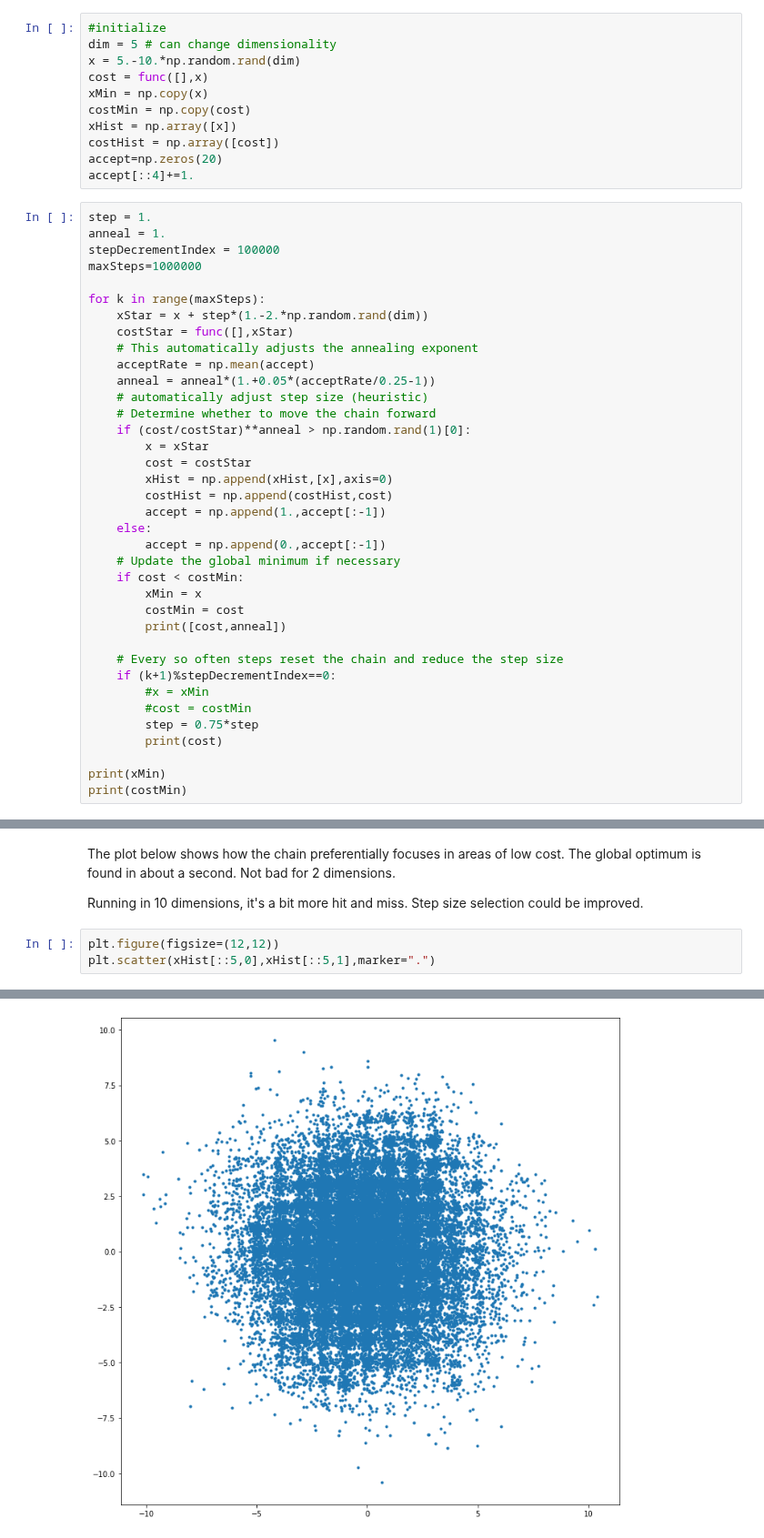
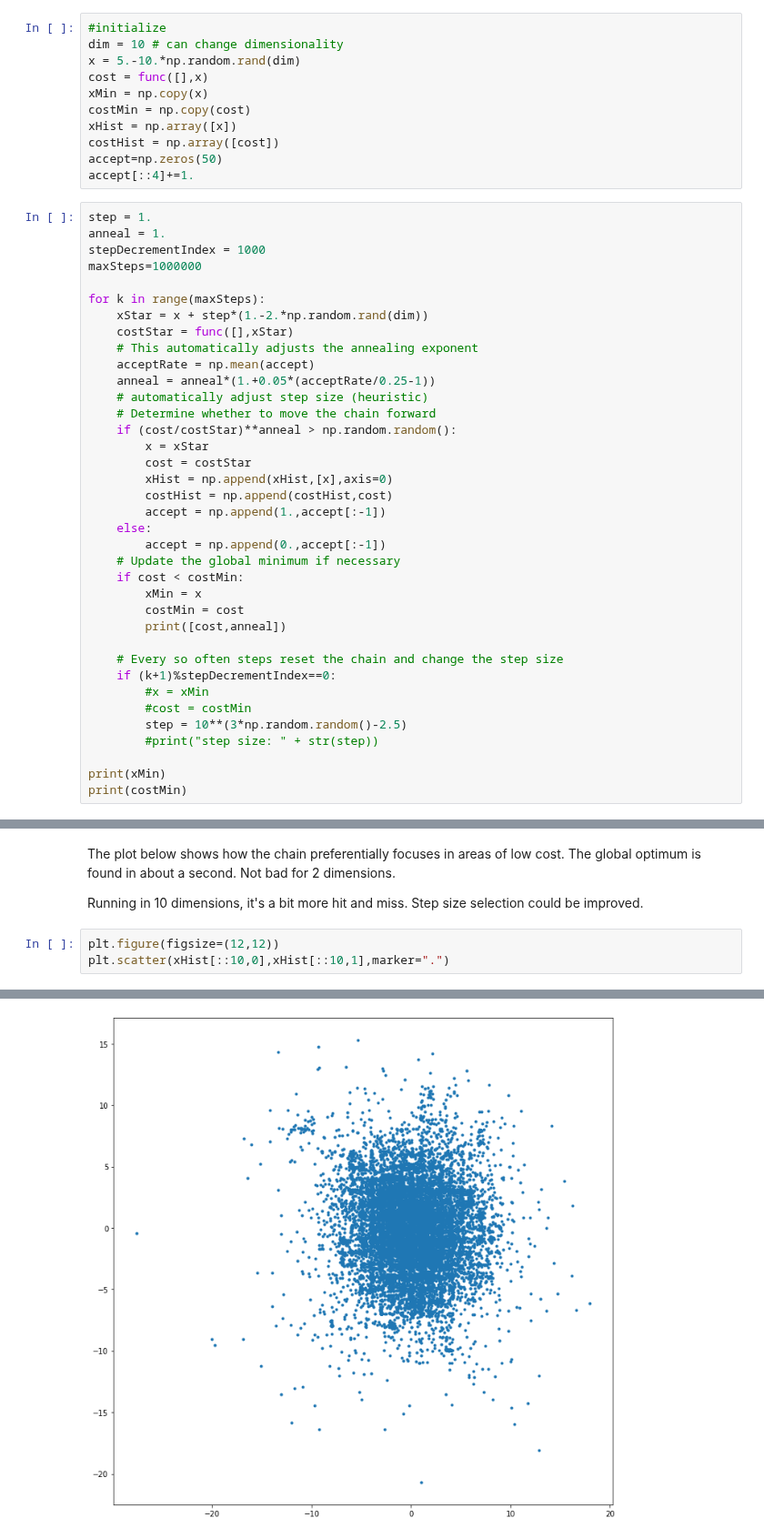
Before and after one commit to CHandmer/MCMCdemoJupyter, a Jupyter notebook: MCMC demo jupyter.ipynb, the cells around one changed output, grey strips where cells are left out. Shown at 91% size. Drawn from its saved outputs; the diff is of its cells as text.

```diff
--- a/MCMC demo jupyter.ipynb
+++ b/MCMC demo jupyter.ipynb
@@ -79,19 +79,19 @@ plt.plot(np.sum(xHist**2,axis=1)**0.5)
 What we're finding here is that the chain is tending to wander away from the place we want it to. This is caused by two issues, first that the step size is arbitrary, and second that it's accepting too many bad options. We should monitor the acceptance rate and keep it around 0.25 by altering the annealing rate and changing the step size.
 # %%
 #initialize
-dim = 5 # can change dimensionality
+dim = 10 # can change dimensionality
 x = 5.-10.*np.random.rand(dim)
 cost = func([],x)
 xMin = np.copy(x)
 costMin = np.copy(cost)
 xHist = np.array([x])
 costHist = np.array([cost])
-accept=np.zeros(20)
+accept=np.zeros(50)
 accept[::4]+=1.
 # %%
 step = 1.
 anneal = 1.
-stepDecrementIndex = 100000
+stepDecrementIndex = 1000
 maxSteps=1000000
 
 for k in range(maxSteps):
@@ -102,7 +102,7 @@ for k in range(maxSteps):
     anneal = anneal*(1.+0.05*(acceptRate/0.25-1))
     # automatically adjust step size (heuristic)
     # Determine whether to move the chain forward
-    if (cost/costStar)**anneal > np.random.rand(1)[0]:
+    if (cost/costStar)**anneal > np.random.random():
         x = xStar
         cost = costStar
         xHist = np.append(xHist,[x],axis=0)
@@ -116,12 +116,12 @@ for k in range(maxSteps):
         costMin = cost
         print([cost,anneal])
 
-    # Every so often steps reset the chain and reduce the step size
+    # Every so often steps reset the chain and change the step size
     if (k+1)%stepDecrementIndex==0:
         #x = xMin
         #cost = costMin
-        step = 0.75*step
-        print(cost)
+        step = 10**(3*np.random.random()-2.5)
+        #print("step size: " + str(step))
 
 print(xMin)
 print(costMin)
@@ -149,10 +166,10 @@ The plot below shows how the chain preferentially focuses in areas of low cost.
 Running in 10 dimensions, it's a bit more hit and miss. Step size selection could be improved.
 # %%
 plt.figure(figsize=(12,12))
-plt.scatter(xHist[::5,0],xHist[::5,1],marker=".")
+plt.scatter(xHist[::10,0],xHist[::10,1],marker=".")
 # %% [output]
 <matplotlib.collections.PathCollection at 0x...>
-[figure, old version]
+[figure, new version]
 # %%
 plt.plot(np.sum(xHist**2,axis=1)**0.5)
 # %% [output]
```
Also changed, not shown: parts of 10 cells of this notebook.
